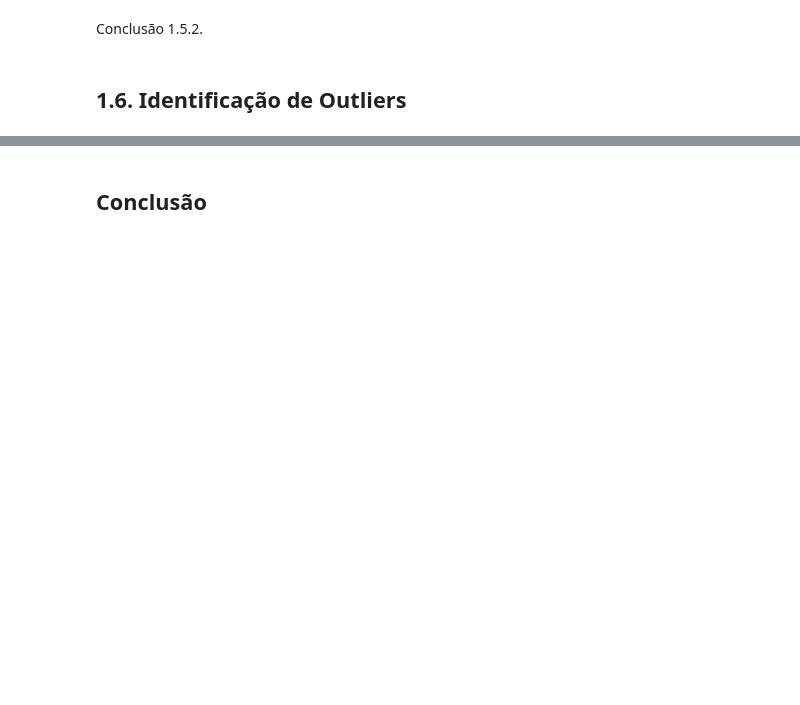
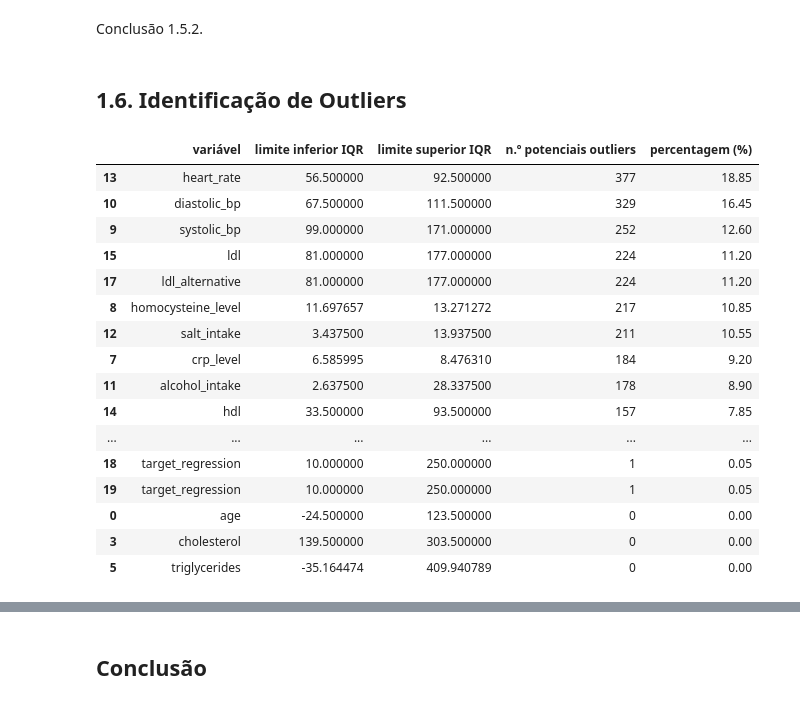
Before and after one commit to GasparAVieira/APRAU, a Jupyter notebook: notebook_grupo01.ipynb, the cells around one changed output, grey strips where cells are left out. Saved outputs shown, nothing was run; the diff lists cells and outputs as text; code cells hidden in the pictures; blank space fills up the shorter version.

Commit message:
identificação de outliers

```diff
--- a/notebook_grupo01.ipynb
+++ b/notebook_grupo01.ipynb
@@ -570,3 +611,40 @@ target_regression por education_level
 Conclusão 1.5.2.
 # %% [markdown]
 ## 1.6. Identificação de Outliers
+# %%
+outlier_rows = []
+for col in numeric_cols + [TARGET_R]:
+    q1 = df[col].quantile(0.25)
+    q3 = df[col].quantile(0.75)
+    iqr = q3 - q1
+    lower = q1 - 1.5 * iqr
+    upper = q3 + 1.5 * iqr
+    count = ((df[col] < lower) | (df[col] > upper)).sum()
+    outlier_rows.append({
+        "variável": col,
+        "limite inferior IQR": lower,
+        "limite superior IQR": upper,
+        "n.º potenciais outliers": int(count),
+        "percentagem (%)": round(count / len(df) * 100, 2)
+    })
+
+outlier_table = pd.DataFrame(outlier_rows)
+display(outlier_table.sort_values("n.º potenciais outliers", ascending=False))
+# %% [output]
+|  | variável | limite inferior IQR | limite superior IQR | n.º potenciais outliers | percentagem (%) |
+| 13 | heart_rate | 56.500000 | 92.500000 | 377 | 18.85 |
+| 10 | diastolic_bp | 67.500000 | 111.500000 | 329 | 16.45 |
+| 9 | systolic_bp | 99.000000 | 171.000000 | 252 | 12.60 |
+| 15 | ldl | 81.000000 | 177.000000 | 224 | 11.20 |
+| 17 | ldl_alternative | 81.000000 | 177.000000 | 224 | 11.20 |
+| 8 | homocysteine_level | 11.697657 | 13.271272 | 217 | 10.85 |
+| 12 | salt_intake | 3.437500 | 13.937500 | 211 | 10.55 |
+| 7 | crp_level | 6.585995 | 8.476310 | 184 | 9.20 |
+| 11 | alcohol_intake | 2.637500 | 28.337500 | 178 | 8.90 |
+| 14 | hdl | 33.500000 | 93.500000 | 157 | 7.85 |
+| ... | ... | ... | ... | ... | ... |
+| 18 | target_regression | 10.000000 | 250.000000 | 1 | 0.05 |
+| 19 | target_regression | 10.000000 | 250.000000 | 1 | 0.05 |
+| 0 | age | -24.500000 | 123.500000 | 0 | 0.00 |
+| 3 | cholesterol | 139.500000 | 303.500000 | 0 | 0.00 |
+| 5 | triglycerides | -35.164474 | 409.940789 | 0 | 0.00 |
```
Also changed, not shown: parts of 4 cells of this notebook.
